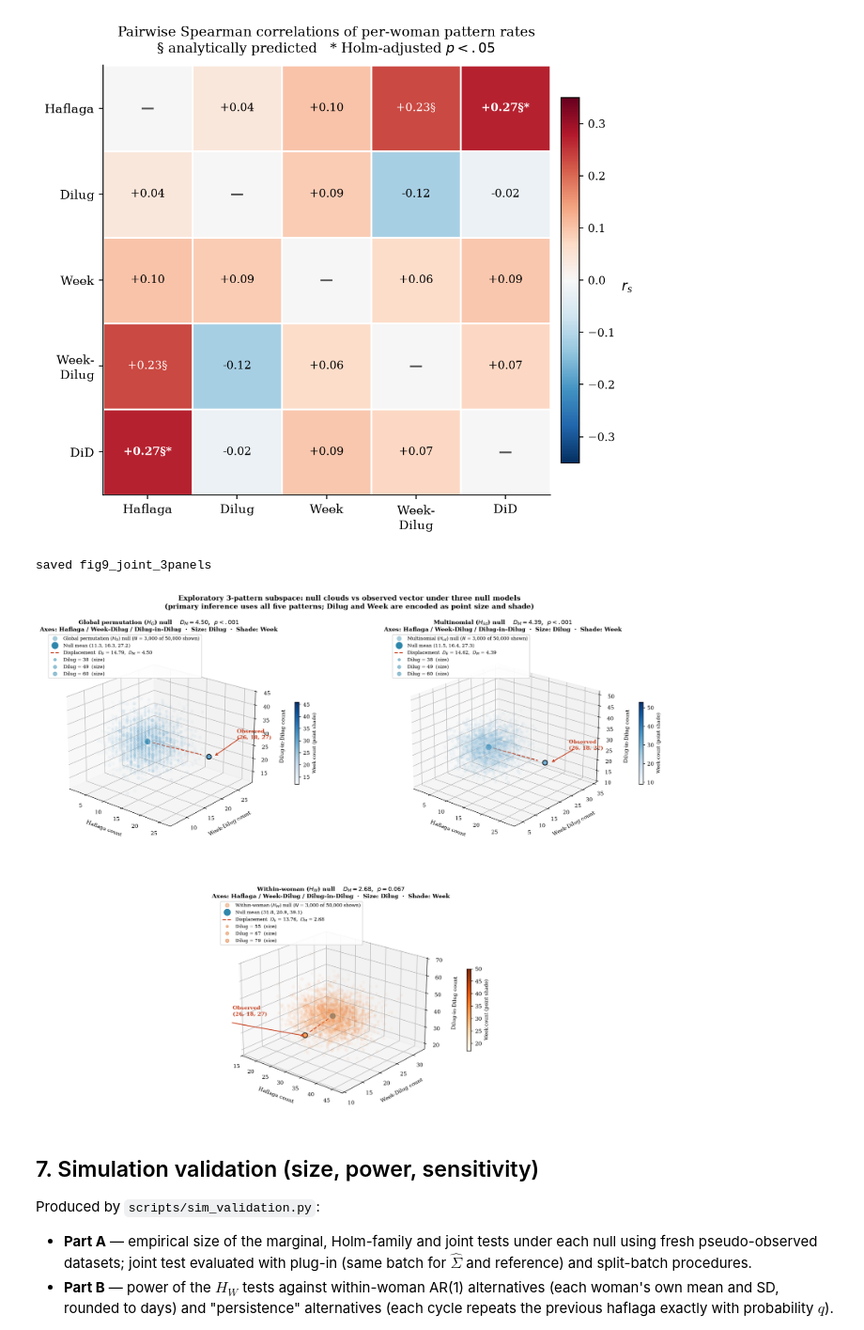
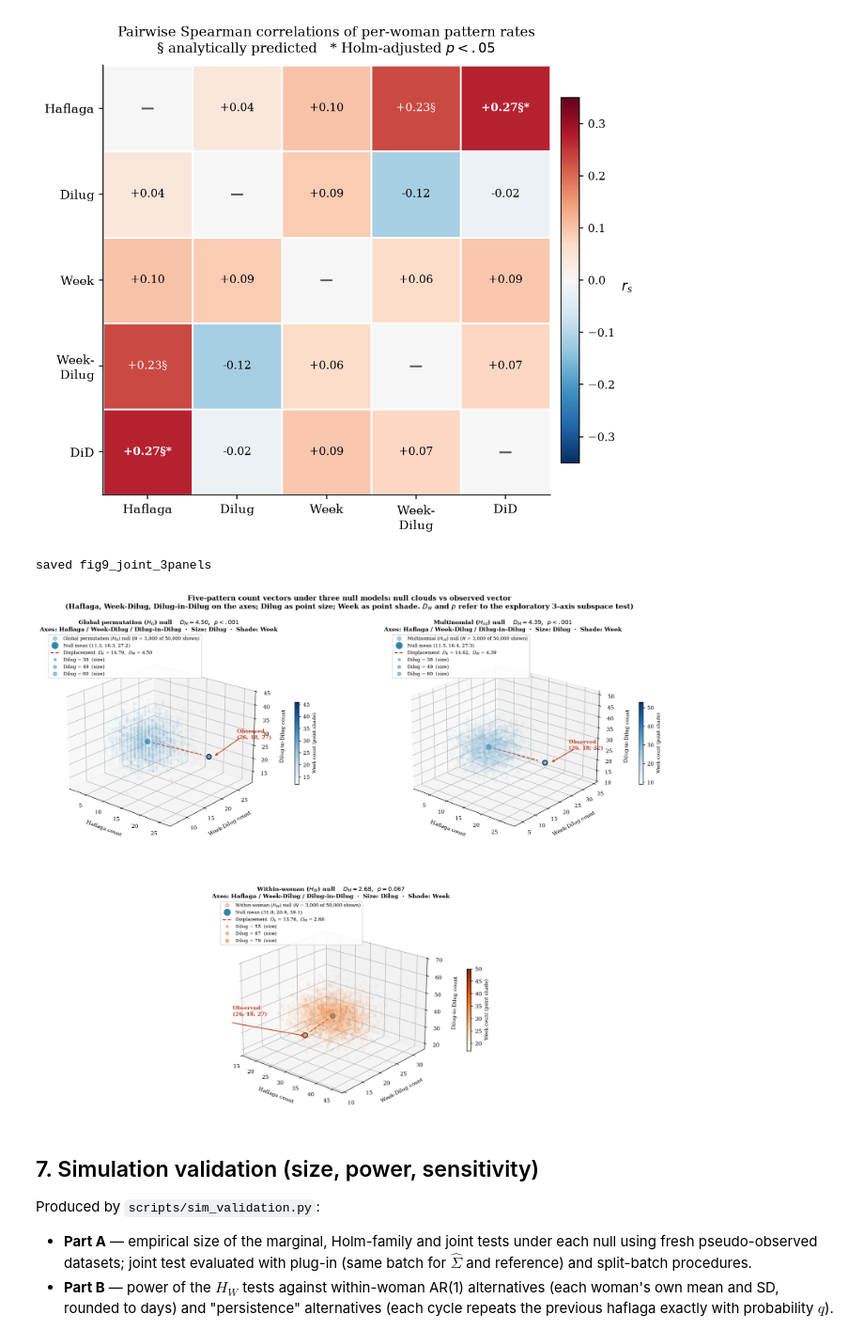
Before and after one commit to dvirross/VessetVectorTest, a Jupyter notebook: notebooks/analysis.ipynb, the cells around one changed output. Shown at 94% size. Saved outputs shown, nothing was run; the diff lists cells and outputs as text; code cells hidden in the pictures.

```diff
--- a/notebooks/analysis.ipynb
+++ b/notebooks/analysis.ipynb
@@ -437,7 +437,7 @@ plt.tight_layout(); save('fig8_chisq_heatmap'); plt.show()
 saved fig8_chisq_heatmap
 [figure]
 # %%
-# fig9_joint_3panels: exploratory 3-pattern subspace (Haflaga, Week-Dilug, DiD); Dilug -> size, Week -> shade
+# fig9_joint_3panels: all five counts per replicate; Haflaga/Week-Dilug/DiD on axes, Dilug -> size, Week -> shade; D_M of the 3-axis subspace
 import matplotlib.gridspec as gridspec, matplotlib.colors as mcolors
 IDX3 = [0, 3, 4]; obs3 = obs[IDX3]; NS = 3000
 def stats3(arr):
@@ -455,36 +455,37 @@ def panel(ax, arr, label, cmap, color, off):
     norm = mcolors.Normalize(wk.min(), wk.max())
     ax.scatter(sub[idx_s, 0], sub[idx_s, 1], sub[idx_s, 2], c=wk[idx_s], cmap=cmap, s=size_of(dil[idx_s]), alpha=0.28, linewidths=0, norm=norm)
     ax.scatter(*mu3, color=C_PERM, s=130, edgecolors='white', linewidths=1.2, zorder=10)
     u = (obs3-mu3)/(np.linalg.norm(obs3-mu3)+1e-9); e = obs3 - 1.8*u
     ax.plot([mu3[0], e[0]], [mu3[1], e[1]], [mu3[2], e[2]], color=C_OBS, lw=1.6, ls='--')
     ax.scatter(*obs3, c=[obs[2]], cmap=cmap, norm=norm, s=70, edgecolors='black', linewidths=1.4, alpha=0.95, zorder=20)
     tp = obs3 + off
     ax.text(*tp, f'Observed\n({int(obs3[0])}, {int(obs3[1])}, {int(obs3[2])})', color=C_OBS, fontsize=9, fontweight='bold', zorder=16)
     # arrow from label towards the observed point (projected 2D annotation)
     from mpl_toolkits.mplot3d import proj3d
     x0, y0, _ = proj3d.proj_transform(*obs3, ax.get_proj()); x1, y1, _ = proj3d.proj_transform(*tp, ax.get_proj())
     ax.annotate('', xy=(x0, y0), xytext=(x1, y1), xycoords='data', textcoords='data',
                 arrowprops=dict(arrowstyle='->', color=C_OBS, lw=1.4))
     q = np.percentile(dil, [5, 50, 95]).round().astype(int)
     handles = [Line2D([0], [0], marker='o', ls='', color=color, alpha=0.4, markersize=7, label=f'{label} null ($N$ = {NS:,} of {len(arr):,} shown)'),
                Line2D([0], [0], marker='o', ls='', color=C_PERM, markersize=11, label=f'Null mean ({mu3[0]:.1f}, {mu3[1]:.1f}, {mu3[2]:.1f})'),
                Line2D([0], [0], color=C_OBS, ls='--', lw=1.6, label=f'Displacement  $D_E$ = {DE:.2f},  $D_M$ = {DM:.2f}')]
     handles += [Line2D([0], [0], marker='o', ls='', color=color, alpha=0.5, markersize=np.sqrt(size_of(v)), label=f'Dilug = {v}  (size)') for v in q]
     ax.legend(handles=handles, loc='upper left', fontsize=8, bbox_to_anchor=(-0.05, 1.04), framealpha=0.9)
     ax.set_xlabel('Haflaga count', labelpad=8, fontsize=9); ax.set_ylabel('Week-Dilug count', labelpad=8, fontsize=9); ax.set_zlabel('Dilug-in-Dilug count', labelpad=8, fontsize=9)
     p_str = '$p < .001$' if p < .001 else f'$p = {p:.3f}$'
     ax.set_title(f'{label} null    $D_M = {DM:.2f}$,  {p_str}\nAxes: Haflaga / Week-Dilug / Dilug-in-Dilug  ·  Size: Dilug  ·  Shade: Week', fontsize=10, fontweight='bold', pad=16)
     sm = plt.cm.ScalarMappable(cmap=cmap, norm=norm); sm.set_array([]); fig.colorbar(sm, ax=ax, shrink=0.40, pad=0.10).set_label('Week count (point shade)', fontsize=8)
     ax.view_init(elev=22, azim=-50)
 panel(ax1, perm_arr, 'Global permutation ($H_G$)', 'Blues', C_PERM, np.array([4., 3.5, 6.]))
 panel(ax2, multi_arr, 'Multinomial ($H_{iid}$)', 'Blues', C_PERM, np.array([4., 3.5, 6.]))
 panel(ax3, hw_arr, 'Within-woman ($H_W$)', 'Oranges', C_STRAT, np.array([-16., -7., 9.]))
-fig.suptitle('Exploratory 3-pattern subspace: null clouds vs observed vector under three null models\n'
-             '(primary inference uses all five patterns; Dilug and Week are encoded as point size and shade)', fontsize=12, fontweight='bold', y=0.985)
+fig.suptitle('Five-pattern count vectors under three null models: null clouds vs observed vector\n'
+             '(Haflaga, Week-Dilug, Dilug-in-Dilug on the axes; Dilug as point size; Week as point shade. '
+             '$D_M$ and $p$ refer to the exploratory 3-axis subspace test)', fontsize=12, fontweight='bold', y=0.985)
 save('fig9_joint_3panels'); plt.show()
 # %% [output]
 saved fig9_joint_3panels
-[figure, old version]
+[figure, new version]
 # %% [markdown]
 ## 7. Simulation validation (size, power, sensitivity)
 
```
Also changed, not shown: 16 other files.
